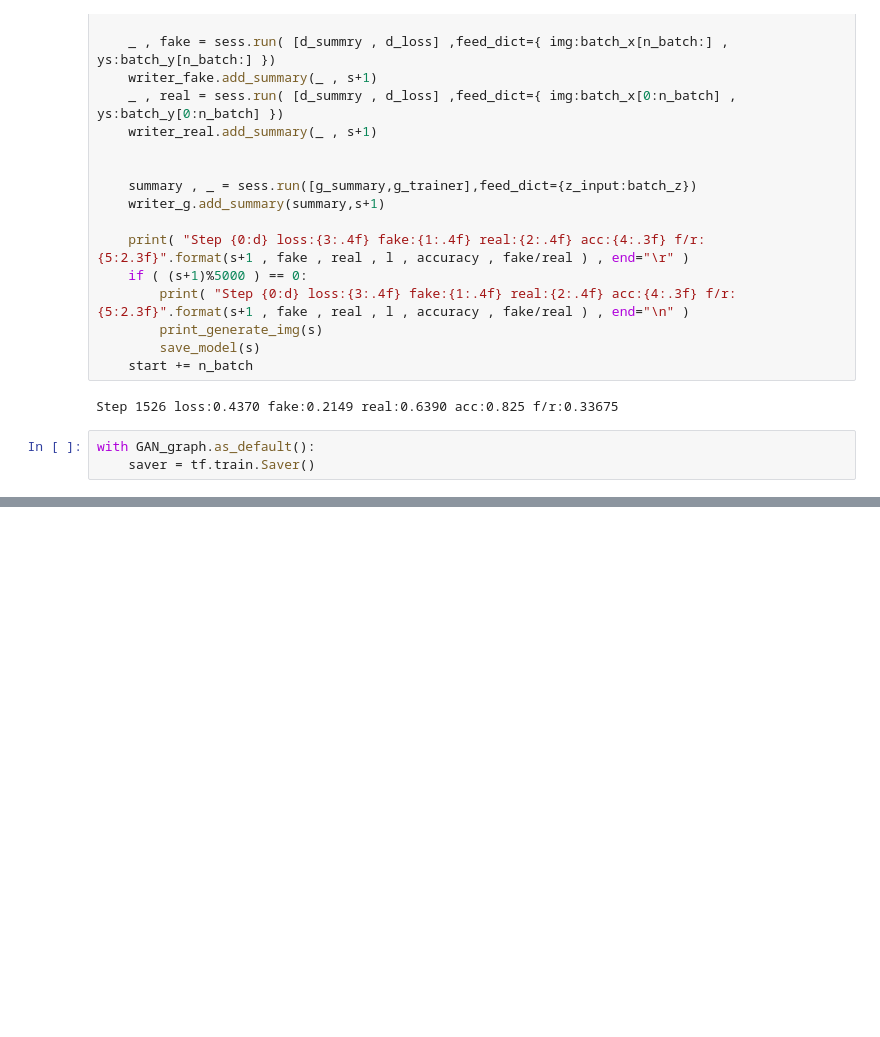
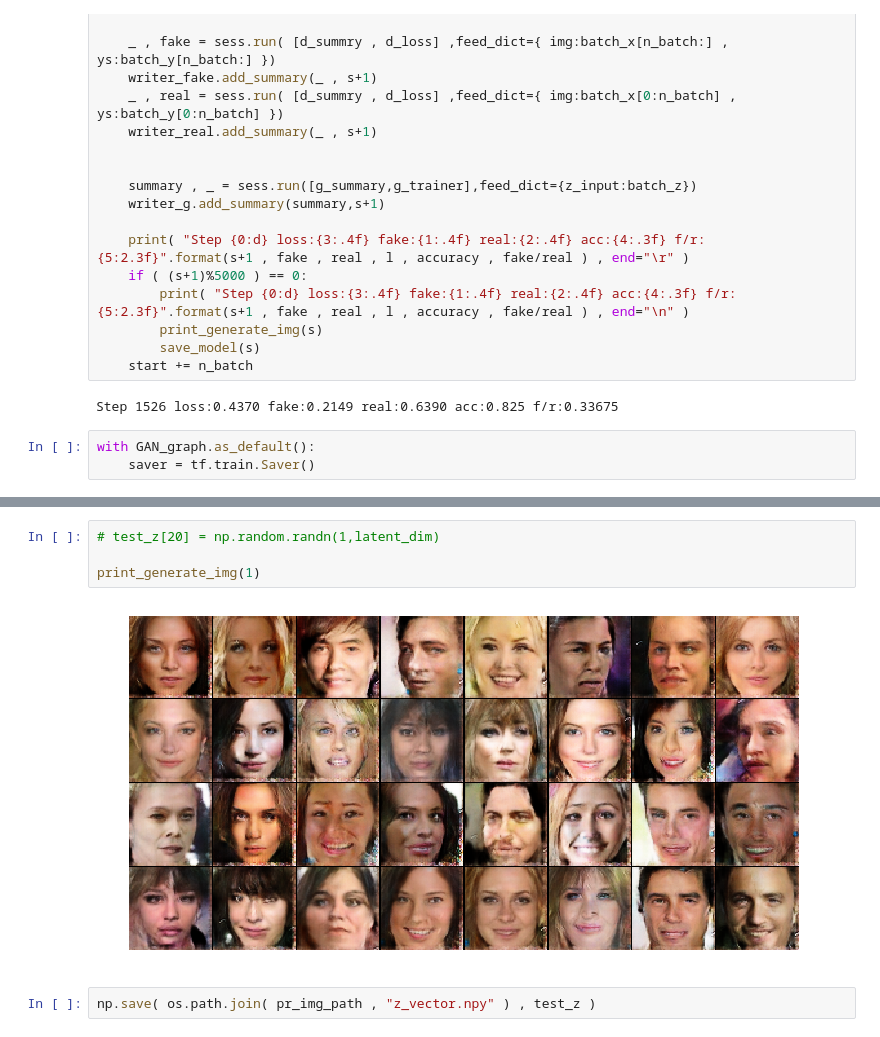
Before and after one commit to kaichunntu/DLCV2018SPRING, a Jupyter notebook: hw4/GAN-ver2.ipynb, the cells around one changed output, grey strips where cells are left out. Cells and saved outputs as stored; diff of their text form; blank space fills up the shorter version.

```diff
--- a/hw4/GAN-ver2.ipynb
+++ b/hw4/GAN-ver2.ipynb
@@ -490,0 +503,8 @@ sess.run(d_score , feed_dict={img:test1})
+# %%
+# test_z[20] = np.random.randn(1,latent_dim)
+
+print_generate_img(1)
+# %% [output]
+[figure, added]
+# %%
+np.save( os.path.join( pr_img_path , "z_vector.npy" ) , test_z )
```
Also changed, not shown: parts of 11 cells of this notebook, 2 other files.
